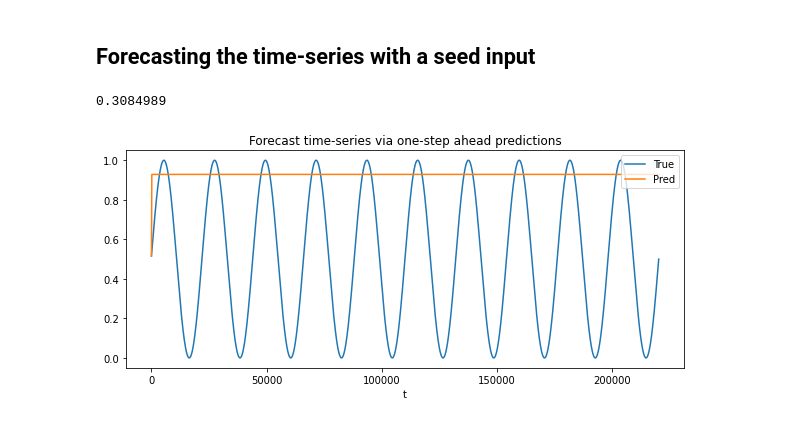
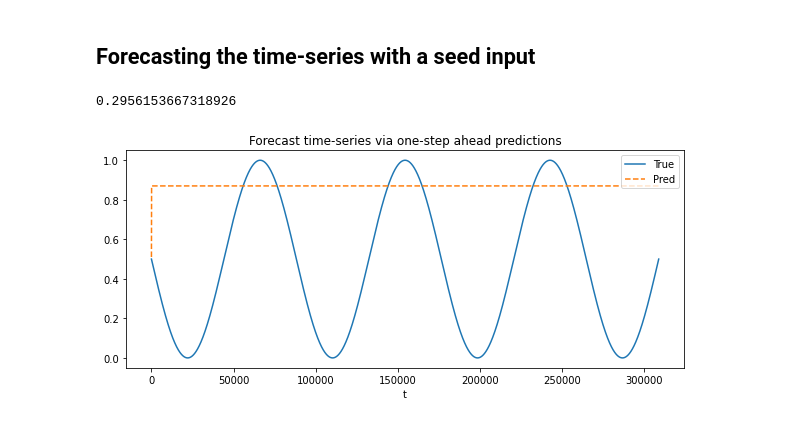
Before and after one commit to mpotta/bptt, a Jupyter notebook: RNNs for Chaos/rnns_for_sinusoid.ipynb, the cells around one changed output. Saved outputs shown, nothing was run; the diff lists cells and outputs as text; code cells hidden in the pictures.

```diff
--- a/RNNs for Chaos/rnns_for_sinusoid.ipynb
+++ b/RNNs for Chaos/rnns_for_sinusoid.ipynb
@@ -15,7 +15,7 @@ def generate_sine_wave(freq, sample_rate, duration):
     return t, Z
 # %%
 # Generate a 2 Hz sine wave that lasts for 5 seconds
-t, Z = generate_sine_wave(2, SAMPLE_RATE, DURATION)
+t, Z = generate_sine_wave(0.5, SAMPLE_RATE, DURATION)
 
 fig = plt.figure(figsize=(8,4))
 ax = fig.add_subplot(111)
@@ -179,9 +185,10 @@ Teacher forcing is a technique that is frequently used in dynamical supervised l
 # %%
 # Set flags
 enable_do = False       # Use a DropOut Layer
+enable_ss = True       # Train via Scheduled Sampling
 enable_sgd = False      # Use Stochastic Gradient Descent as Optimizer
 enable_adam = True      # Use the Adam Optimizer
-shuffle = True
+to_shuffle = True
 # %%
 # Init RNN model
 hidden_dim = 200
@@ -228,12 +253,12 @@ for epoch in range(epochs):
 # %%
-def plot_time_series(true, pred, label):
-    fig = plt.figure(figsize=(10,4))
+def plot_loss_history(loss_train, loss_test):
+    fig = plt.figure(figsize=(8,6))
     ax = fig.add_subplot(111)
-    ax.plot(true, label="True")
-    ax.plot(pred, label="Pred")
-    ax.set_xlabel("t")
-    ax.legend(loc=1)
-    ax.set_title(label)
+    ax.loglog(loss_train, color='red', label ="BPTT Train")
+    ax.loglog(loss_test*np.ones(epochs), color='orange', label ="BPTT Test")
+    ax.set_xlabel("Epoch")
+    ax.set_ylabel("Loss")
+    plt.legend()
     plt.show()
 # %% [markdown]
 ## Generate the Recurrent Neural Network (RNN) Predictions at Training Points
@@ -255,0 +280,12 @@ plot_time_series(X[burn_in_period+q:], pred[-1,:,:].view(-1).detach().numpy(), "
+# %%
+def plot_time_series(true, pred, label):
+    fig = plt.figure(figsize=(10,4))
+    ax = fig.add_subplot(111)
+    ax.plot(true, label="True", linestyle='solid')
+    ax.plot(pred, label="Pred", linestyle='dashed')
+    ax.set_xlabel("t")
+    ax.legend(loc=1)
+    ax.set_title(label)
+    plt.show()
+
+plot_time_series(X[burn_in_period+q:], pred[-1,:,:].view(-1).detach().numpy(), "Predict time-series via true targets")
@@ -257,35 +295,40 @@ plot_time_series(X[burn_in_period+q:], pred[-1,:,:].view(-1).detach().numpy(), "
 ## Forecasting the time-series with a seed input
 # %%
 def one_step_ahead(net, data, n_predictions):
+    lookback = q
     """
     Generally, time series forecasting describes predicting the observation at the next time step. This is called a one-step forecast.
     The recursive strategy involves using a one-step model multiple times where the prediction for the prior time step is used as an input for making a prediction on the following time step.
     """
     pred = []
     for _ in range(n_predictions):
         y_t, _ = net.forward(data)
-        data[0:q-1,:,:] = data[1:q,:,:].clone()
-        data[q-1,:,:] = y_t[q-1,:,:]
+        data[0:lookback-1,:,:] = data[1:lookback,:,:].clone()
+        data[lookback-1,:,:] = y_t[lookback-1,:,:]
         pred.append(data.detach().numpy()[-1,0,0])
     return pred
 
 # Reset State & Burn-in
 net(X_train_step[:,0:burn_in_period,:])
+
+# If ss enabled then reset teacher_forcing_ratio i.e probability for generatimg the next input
+if enable_ss:
+    net.teacher_forcing_ratio = 0
 
 # Forecast time-series via one-step ahead predictions
 data = X_train_step[0:q,0+burn_in_period:1+burn_in_period,:]
 one_step = one_step_ahead(net, data, X_train_step[:,burn_in_period:,:].shape[1])
 one_step = np.asarray(one_step)
 
 # Compute loss
-error = loss_func(torch.from_numpy(one_step), Y_train[burn_in_period:]).detach().numpy()
-print(error)
+loss_forecast = criterion(torch.from_numpy(one_step), Y_train[burn_in_period:]).detach().numpy()
+print(loss_forecast)
 
 # Plot predictions
 plot_time_series(X[burn_in_period+q:], one_step, "Forecast time-series via one-step ahead predictions")
 # %% [output]
-0.3084989
+0.2956153667318926
-[figure, old version]
+[figure, new version]
 # %%
 # Plot predictions
 len = 300
```
Also changed, not shown: parts of 9 cells of this notebook, 2 other files.
